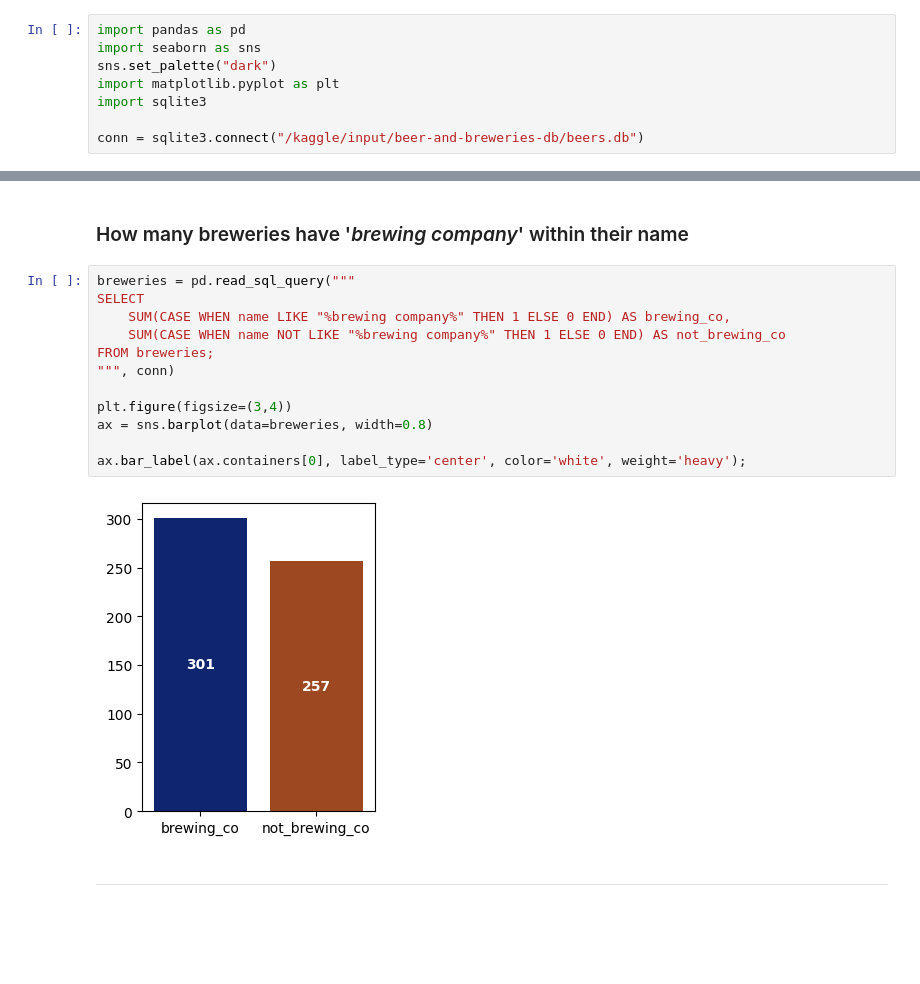
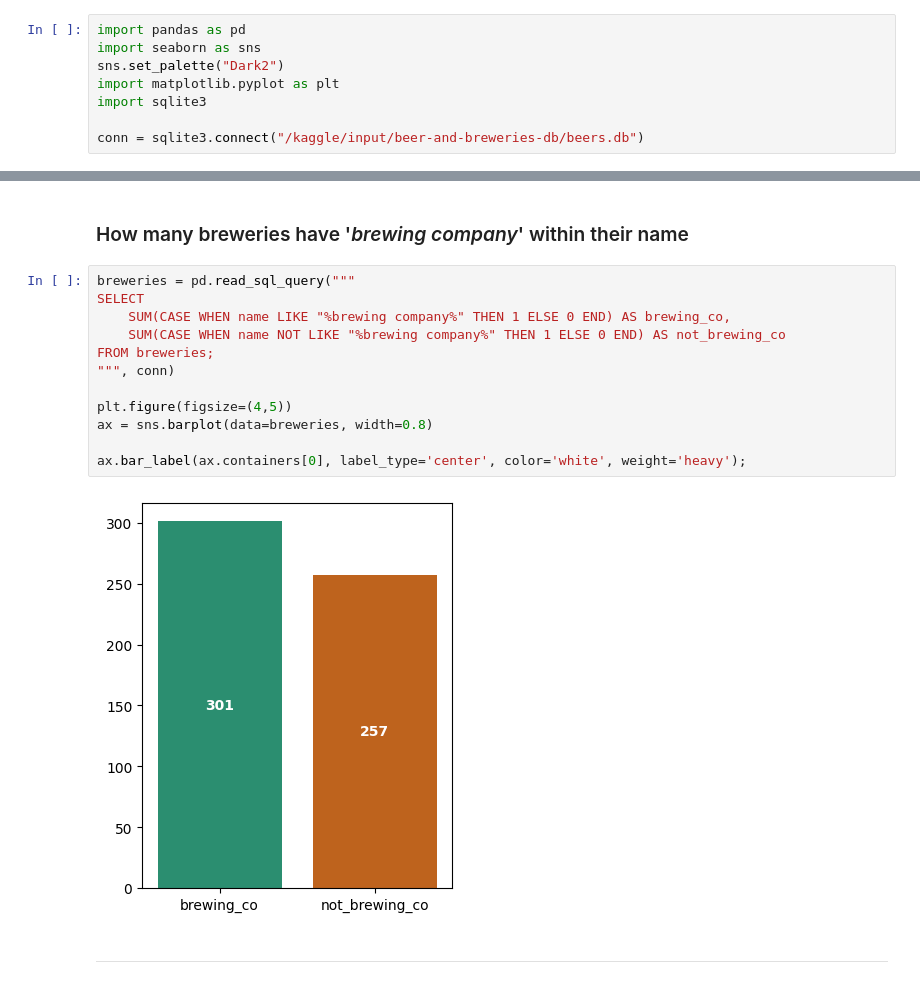
Before and after one commit to Data1234321/Portfolio, a Jupyter notebook: sql-analysis-of-us-craft-beers-breweries.ipynb, the cells around one changed output, grey strips where cells are left out. Saved outputs shown, nothing was run; the diff lists cells and outputs as text; blank space fills up the shorter version.

```diff
--- a/sql-analysis-of-us-craft-beers-breweries.ipynb
+++ b/sql-analysis-of-us-craft-beers-breweries.ipynb
@@ -7,7 +7,7 @@
 # %%
 import pandas as pd
 import seaborn as sns
-sns.set_palette("dark")
+sns.set_palette("Dark2")
 import matplotlib.pyplot as plt
 import sqlite3
 
@@ -172,17 +174,17 @@ ax.bar_label(ax.containers[0], label_type='center', color='white', weight='heavy
 # %%
 breweries = pd.read_sql_query("""
 SELECT
     SUM(CASE WHEN name LIKE "%brewing company%" THEN 1 ELSE 0 END) AS brewing_co,
     SUM(CASE WHEN name NOT LIKE "%brewing company%" THEN 1 ELSE 0 END) AS not_brewing_co
 FROM breweries;
 """, conn)
 
-plt.figure(figsize=(3,4))
+plt.figure(figsize=(4,5))
 ax = sns.barplot(data=breweries, width=0.8)
 
 ax.bar_label(ax.containers[0], label_type='center', color='white', weight='heavy');
 # %% [output]
-[figure, old version]
+[figure, new version]
 # %% [markdown]
 ***
 # %% [markdown]
```
Also changed, not shown: parts of 12 cells of this notebook.
